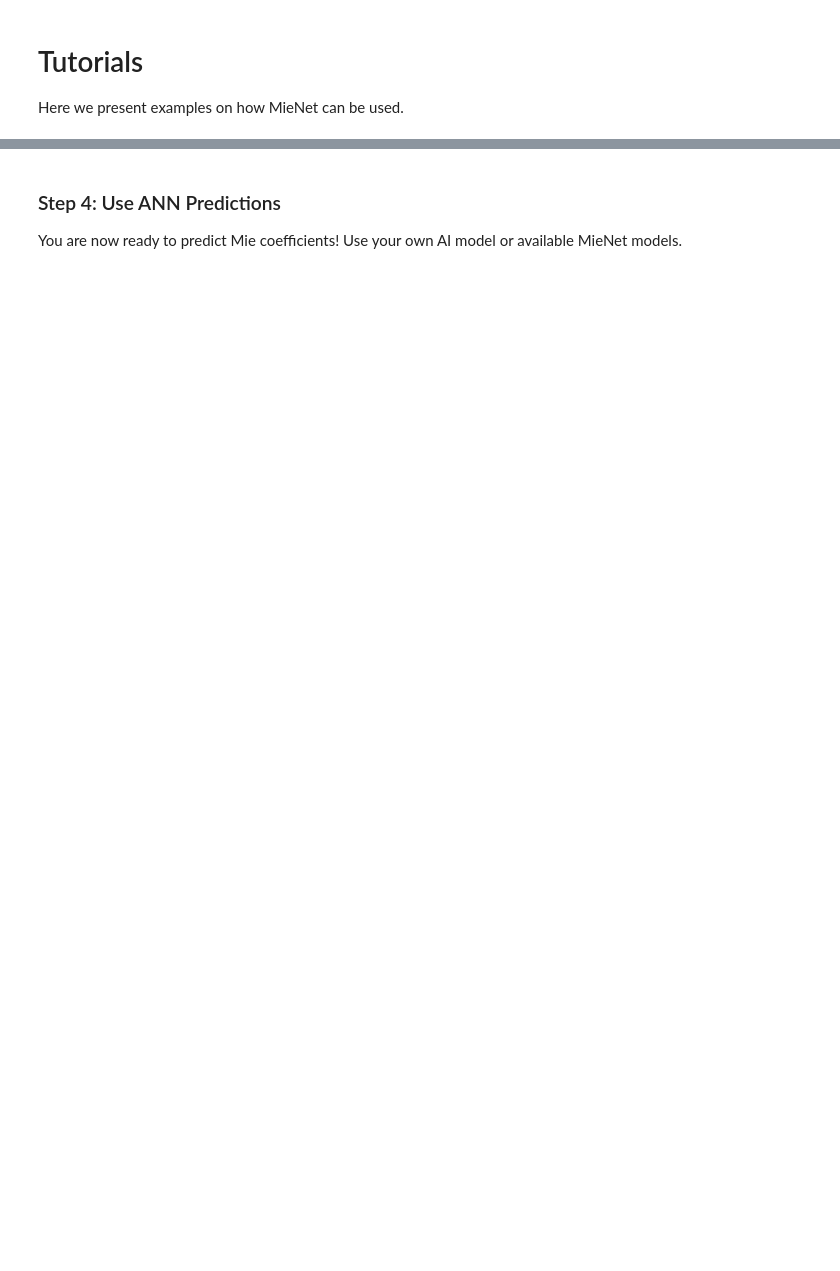
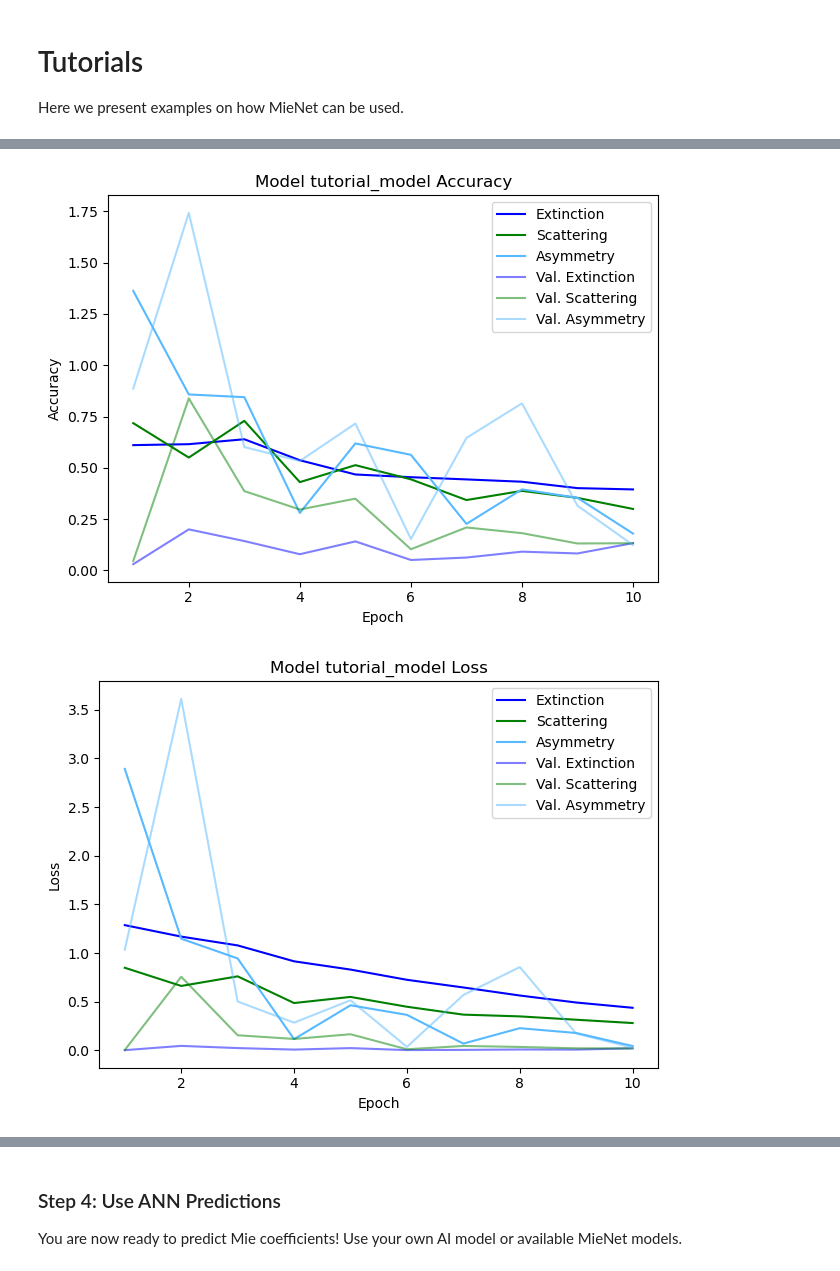
Before and after one commit to MieNet-org/MieNet, a Jupyter notebook: docs/Tutorials.ipynb, the cells around one changed output, grey strips where cells are left out. Drawn from its saved outputs; the diff is of its cells as text; code cells hidden in the pictures; blank space fills up the shorter version.

```diff
--- a/docs/Tutorials.ipynb
+++ b/docs/Tutorials.ipynb
@@ -45,18 +45,19 @@ MieNet uses TensorFlow (add citation) to train and save AI models. To build a ne
 - Model parameters
 
 The required model parameters are the model name and number of hidden layers, but there are several optional parameters to customize your model. To train an AI model, use the following function:
-# %%
-import xarray as xr
-
-# open xarray training set
-training_set_path = 'tutorial_files/training_set.nc' # path to training set
-dataset = xr.open_dataset(training_set_path)
-dataset_arr = dataset['data'].to_numpy()
-
-# set model parameters
-model_params = {'name': 'tutorial_model', # name of AI model
-                'layers': 2} # number of hidden layers
-    # optional parameters: nodes, activation_function, optimizer, loss, metrics, batch_size, and epochs
-
-# train your model
-ma.train_ai_model(ds_arr, model_params, plot_training = True) # plot_training is optional, default is no plotting
+# %%
+import xarray as xr
+
+# open xarray training set
+training_set_path = 'tutorial_files/tutorial_training_set.nc' # path to training set
+dataset = xr.open_dataset(training_set_path)
+dataset_arr = dataset['data'].to_numpy()
+
+# set model parameters
+model_params = {'name': 'tutorial_model', # file name of AI model
+                'layers': 2} # number of hidden layers
+    # optional parameters: nodes, activation_function, optimizer, loss, metrics, batch_size, and epochs
+
+# train your model
+ma.train_ai_model(dataset_arr, model_params, plot_training = True) # plot_training is optional, default is no plotting
+# %% [output]
@@ -63,3 +84,5 @@ ma.train_ai_model(ds_arr, model_params, plot_training = True) # plot_training is
+[figure, added]
+[figure, added]
 # %% [markdown]
 ### Step 3: Add your ANN to MieNet
 
```
Also changed, not shown: parts of 8 cells of this notebook.
